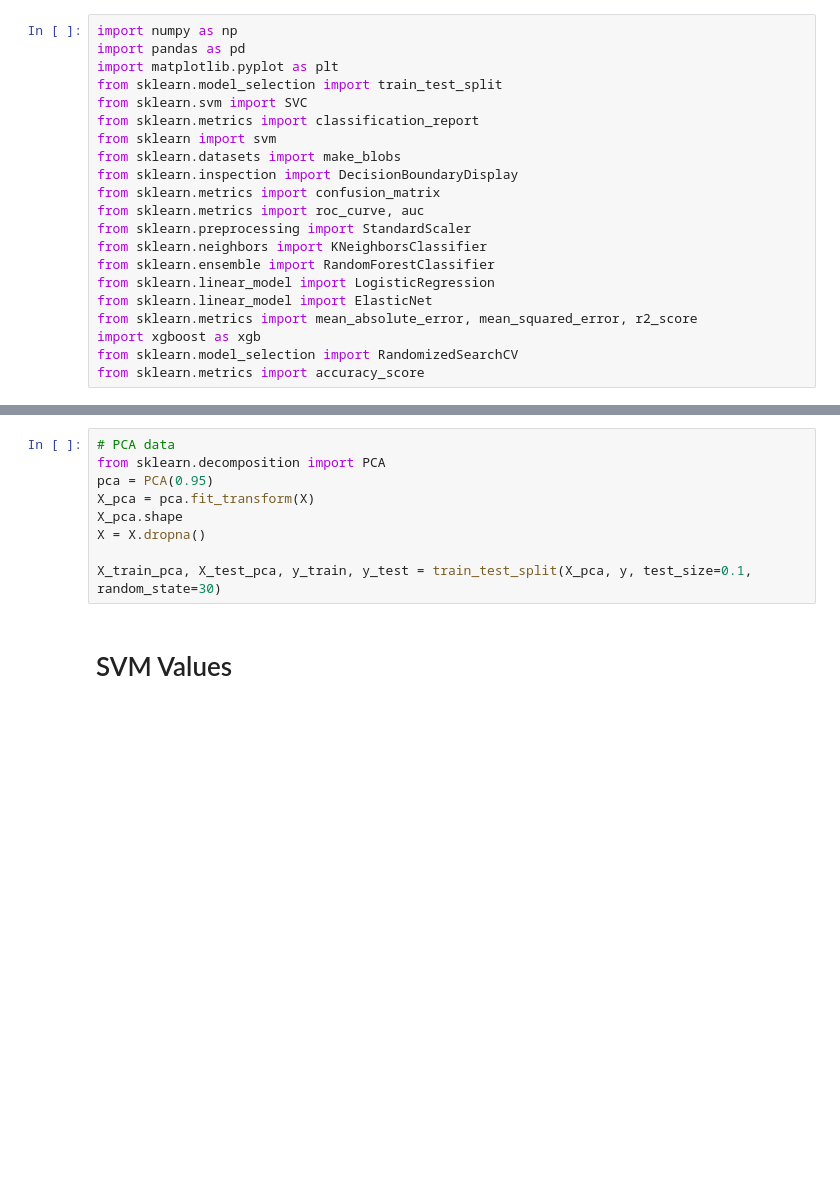
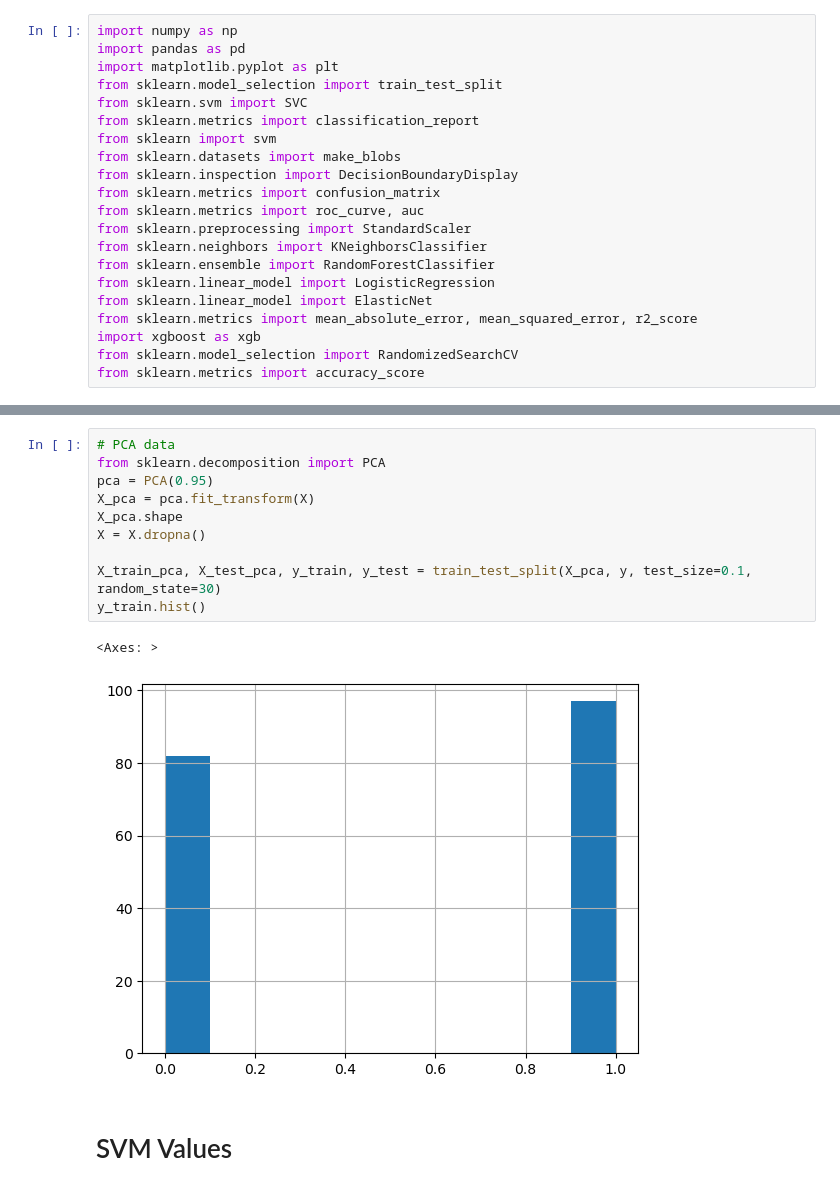
Before and after one commit to hause-dev/icr-2025-psych, a Jupyter notebook: Huge Data.ipynb, the cells around one changed output, grey strips where cells are left out. Cells and saved outputs as stored; diff of their text form; blank space fills up the shorter version.

```diff
--- a/Huge Data.ipynb
+++ b/Huge Data.ipynb
@@ -30,12 +34,16 @@ X_train, X_test, y_train, y_test = train_test_split(X, y, test_size=0.10)
 # %%
 # PCA data
 from sklearn.decomposition import PCA
 pca = PCA(0.95)
 X_pca = pca.fit_transform(X)
 X_pca.shape
 X = X.dropna()
 
 X_train_pca, X_test_pca, y_train, y_test = train_test_split(X_pca, y, test_size=0.1, random_state=30)
+y_train.hist()
+# %% [output]
+<Axes: >
+[figure, added]
 # %% [markdown]
 # SVM Values
 # %%
```
Also changed, not shown: parts of 10 cells of this notebook, 9 other files.
